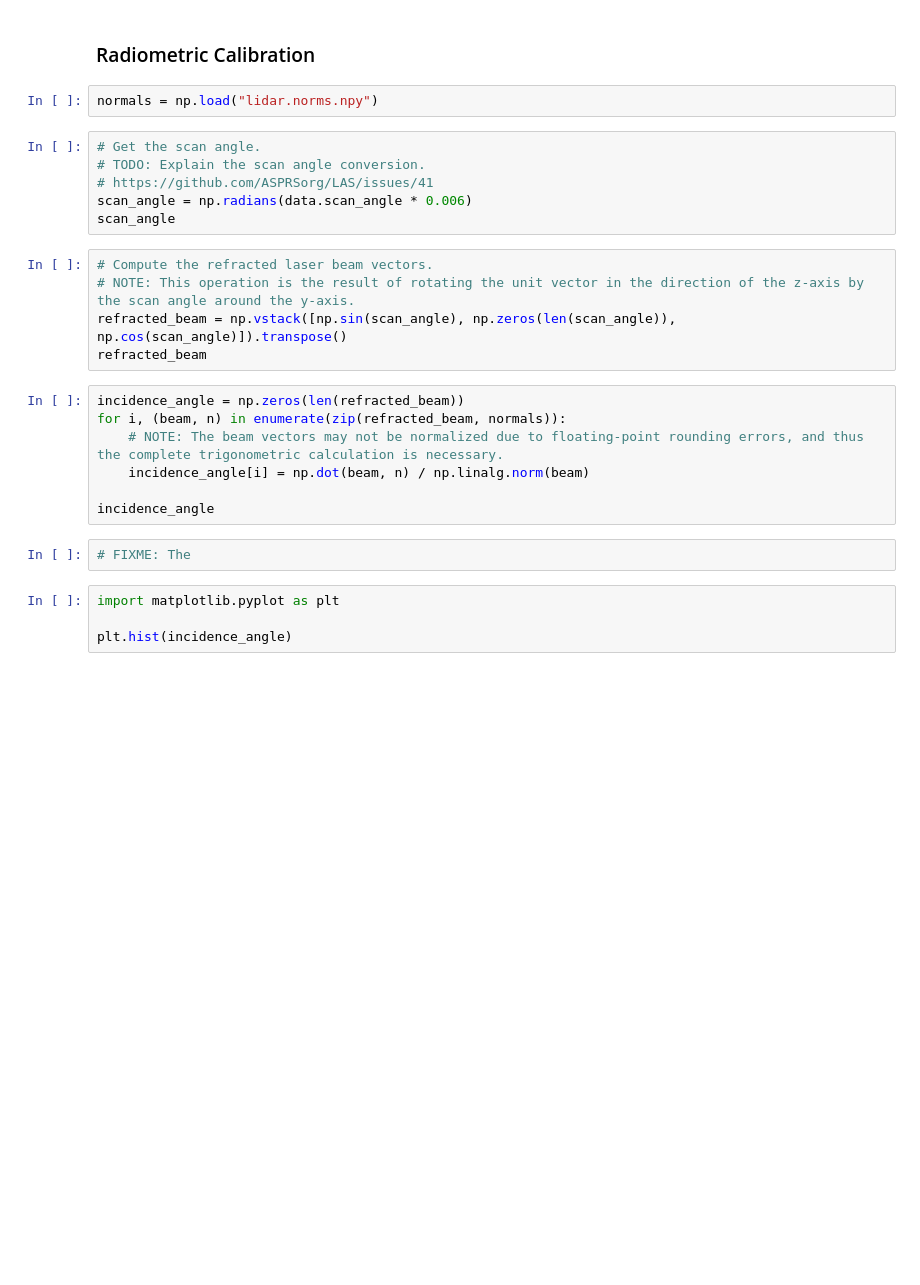
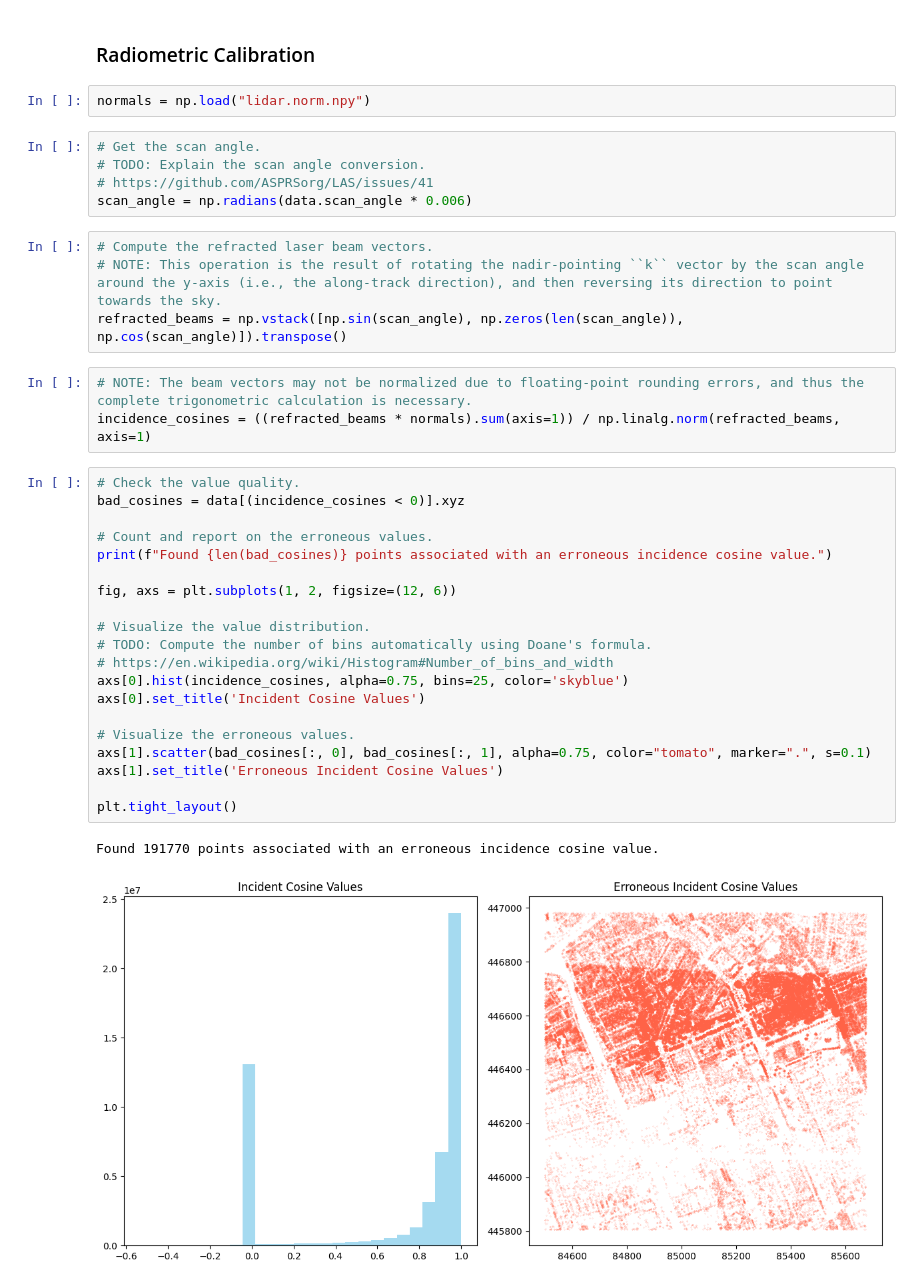
Before and after one commit to DimitrisMantas/RoofSense, a Jupyter notebook: preprocessing/parsers/utils/pcloud.ipynb, the cells around one changed output. Drawn from its saved outputs; the diff is of its cells as text; blank space fills up the shorter version.

```diff
--- a/preprocessing/parsers/utils/pcloud.ipynb
+++ b/preprocessing/parsers/utils/pcloud.ipynb
@@ -101,28 +146,39 @@ np.save("lidar.norm", normals)
 # %% [markdown]
 ### Radiometric Calibration
 # %%
-normals = np.load("lidar.norms.npy")
+normals = np.load("lidar.norm.npy")
 # %%
 # Get the scan angle.
 # TODO: Explain the scan angle conversion.
 # https://github.com/ASPRSorg/LAS/issues/41
 scan_angle = np.radians(data.scan_angle * 0.006)
-scan_angle
 # %%
 # Compute the refracted laser beam vectors.
-# NOTE: This operation is the result of rotating the unit vector in the direction of the z-axis by the scan angle around the y-axis.
-refracted_beam = np.vstack([np.sin(scan_angle), np.zeros(len(scan_angle)), np.cos(scan_angle)]).transpose()
-refracted_beam
+# NOTE: This operation is the result of rotating the nadir-pointing ``k`` vector by the scan angle around the y-axis (i.e., the along-track direction), and then reversing its direction to point towards the sky.
+refracted_beams = np.vstack([np.sin(scan_angle), np.zeros(len(scan_angle)), np.cos(scan_angle)]).transpose()
 # %%
-incidence_angle = np.zeros(len(refracted_beam))
-for i, (beam, n) in enumerate(zip(refracted_beam, normals)):
-    # NOTE: The beam vectors may not be normalized due to floating-point rounding errors, and thus the complete trigonometric calculation is necessary.
-    incidence_angle[i] = np.dot(beam, n) / np.linalg.norm(beam)
-
-incidence_angle
+# NOTE: The beam vectors may not be normalized due to floating-point rounding errors, and thus the complete trigonometric calculation is necessary.
+incidence_cosines = ((refracted_beams * normals).sum(axis=1)) / np.linalg.norm(refracted_beams, axis=1)
-# %%
-# FIXME: The
-# %%
-import matplotlib.pyplot as plt
-
-plt.hist(incidence_angle)
+# %%
+# Check the value quality.
+bad_cosines = data[(incidence_cosines < 0)].xyz
+
+# Count and report on the erroneous values.
+print(f"Found {len(bad_cosines)} points associated with an erroneous incidence cosine value.")
+
+fig, axs = plt.subplots(1, 2, figsize=(12, 6))
+
+# Visualize the value distribution.
+# TODO: Compute the number of bins automatically using Doane's formula.
+# https://en.wikipedia.org/wiki/Histogram#Number_of_bins_and_width
+axs[0].hist(incidence_cosines, alpha=0.75, bins=25, color='skyblue')
+axs[0].set_title('Incident Cosine Values')
+
+# Visualize the erroneous values.
+axs[1].scatter(bad_cosines[:, 0], bad_cosines[:, 1], alpha=0.75, color="tomato", marker=".", s=0.1)
+axs[1].set_title('Erroneous Incident Cosine Values')
+
+plt.tight_layout()
+# %% [output]
+Found 191770 points associated with an erroneous incidence cosine value.
+[figure, added]
```
Also changed, not shown: parts of 13 cells of this notebook.
